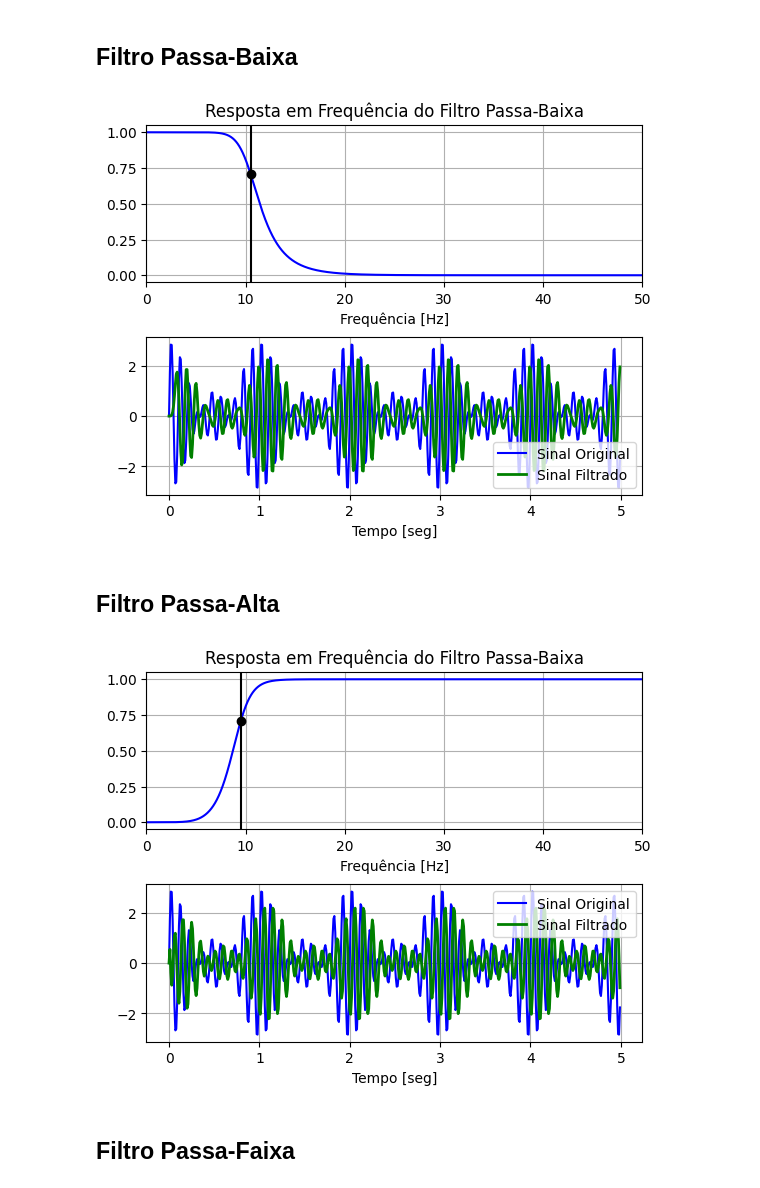
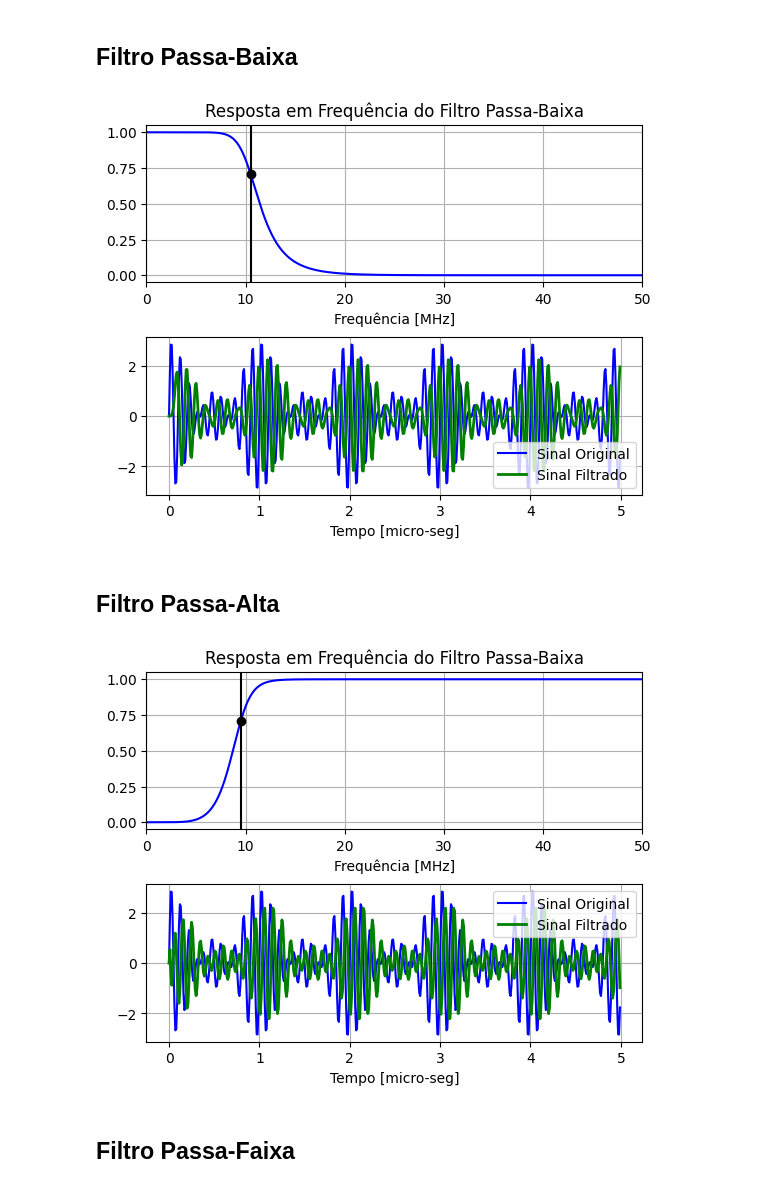
Before and after one commit to pedro-varela1/Lab_Com_Files, a Jupyter notebook: filtros_LABCOM2.ipynb, the cells around one changed output. Cells and saved outputs as stored; diff of their text form; code cells hidden in the pictures.

```diff
--- a/filtros_LABCOM2.ipynb
+++ b/filtros_LABCOM2.ipynb
@@ -29,36 +29,36 @@ b, a = butter_lowpass(cutoff, fs, order)
 
 # Plot the frequency response.
 w, h = freqz(b, a, fs=fs, worN=8000)
 plt.subplot(2, 1, 1)
 plt.plot(w, np.abs(h), 'b')
 plt.plot(cutoff, 0.5*np.sqrt(2), 'ko')
 plt.axvline(cutoff, color='k')
 plt.xlim(0, 0.5*fs)
 plt.title("Resposta em Frequência do Filtro Passa-Baixa")
-plt.xlabel('Frequência [Hz]')
+plt.xlabel('Frequência [MHz]')
 plt.grid()
 
 
 T = 5.0         # seconds
 n = int(T * fs) # total number of samples
 t = np.linspace(0, T, n, endpoint=False)
 
 data = np.sin(9*2*np.pi*t) + np.sin(10*2*np.pi*t) + np.sin(11*2*np.pi*t)
 
 # Filter the data, and plot both the original and filtered signals.
 y = butter_lowpass_filter(data, cutoff, fs, order)
 
 plt.subplot(2, 1, 2)
 plt.plot(t, data, 'b-', label='Sinal Original')
 plt.plot(t, y, 'g-', linewidth=2, label='Sinal Filtrado')
-plt.xlabel('Tempo [seg]')
+plt.xlabel('Tempo [micro-seg]')
 plt.grid()
 plt.legend()
 
 plt.subplots_adjust(hspace=0.35)
 plt.show()
 # %% [output]
-[figure, old version]
+[figure, new version]
 # %% [markdown]
 ## Filtro Passa-Alta
 # %%
@@ -90,7 +90,7 @@ plt.plot(cutoff, 0.5*np.sqrt(2), 'ko')
 plt.axvline(cutoff, color='k')
 plt.xlim(0, 0.5*fs)
 plt.title("Resposta em Frequência do Filtro Passa-Baixa")
-plt.xlabel('Frequência [Hz]')
+plt.xlabel('Frequência [MHz]')
 plt.grid()
 
 
@@ -105,14 +105,14 @@ y = butter_highpass_filter(data, cutoff, fs, order)
 plt.subplot(2, 1, 2)
 plt.plot(t, data, 'b-', label='Sinal Original')
 plt.plot(t, y, 'g-', linewidth=2, label='Sinal Filtrado')
-plt.xlabel('Tempo [seg]')
+plt.xlabel('Tempo [micro-seg]')
 plt.grid()
 plt.legend()
 
 plt.subplots_adjust(hspace=0.35)
 plt.show()
 # %% [output]
-[figure, old version]
+[figure, new version]
 # %% [markdown]
 ## Filtro Passa-Faixa
 # %%
```
Also changed, not shown: parts of 2 cells of this notebook.
